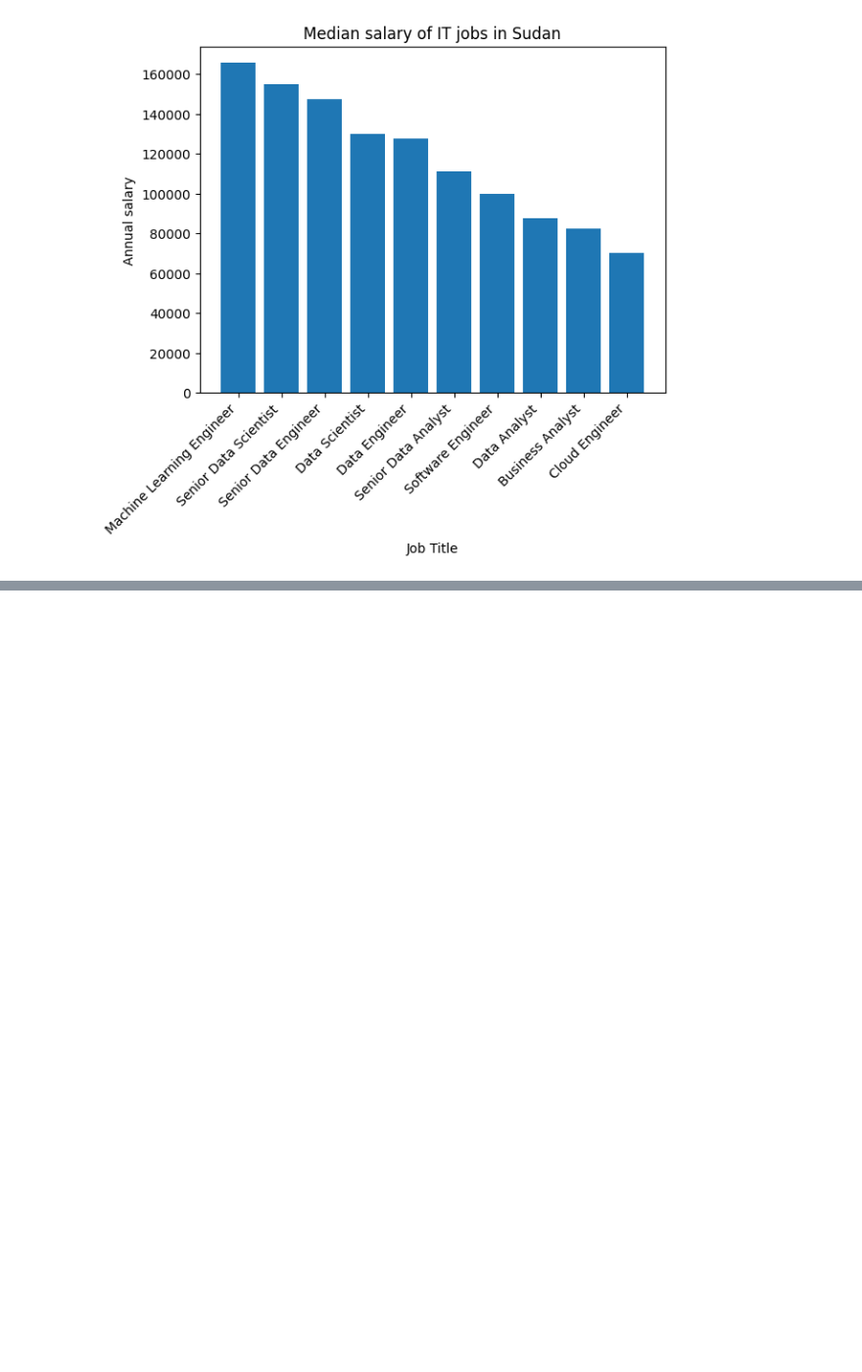
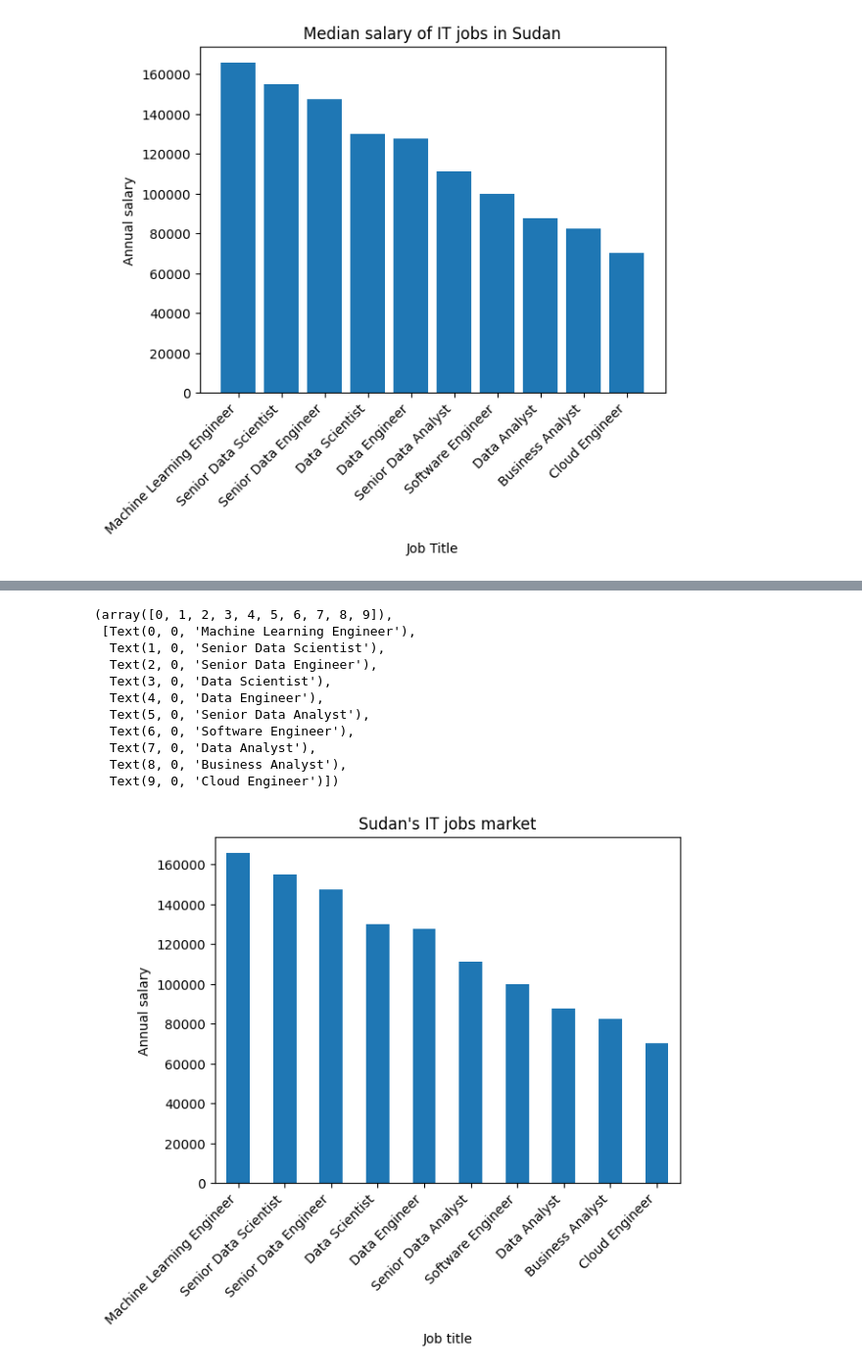
Before and after one commit to ahmedsayedtalib/data-analytics, a Jupyter notebook: training.ipynb, the cells around one changed output, grey strips where cells are left out. Shown: that part at 98% size. Drawn from its saved outputs; the diff is of its cells as text; code cells hidden in the pictures; blank space fills up the shorter version.

```diff
--- a/training.ipynb
+++ b/training.ipynb
@@ -629,0 +632,20 @@ Name: median, dtype: float64
+# %%
+sudan_median_salaries = sudan_jobs_salary_scale['median'].sort_values(ascending=False)
+sudan_median_salaries.plot(x=sudan_median_salaries.index,y=sudan_median_salaries,kind='bar')
+plt.title("Sudan's IT jobs market")
+plt.xlabel('Job title')
+plt.ylabel('Annual salary')
+plt.xticks(rotation=45,ha='right')
+# %% [output]
+(array([0, 1, 2, 3, 4, 5, 6, 7, 8, 9]),
+ [Text(0, 0, 'Machine Learning Engineer'),
+  Text(1, 0, 'Senior Data Scientist'),
+  Text(2, 0, 'Senior Data Engineer'),
+  Text(3, 0, 'Data Scientist'),
+  Text(4, 0, 'Data Engineer'),
+  Text(5, 0, 'Senior Data Analyst'),
+  Text(6, 0, 'Software Engineer'),
+  Text(7, 0, 'Data Analyst'),
+  Text(8, 0, 'Business Analyst'),
+  Text(9, 0, 'Cloud Engineer')])
+[figure, added]
```
Also changed, not shown: parts of 5 cells of this notebook.
